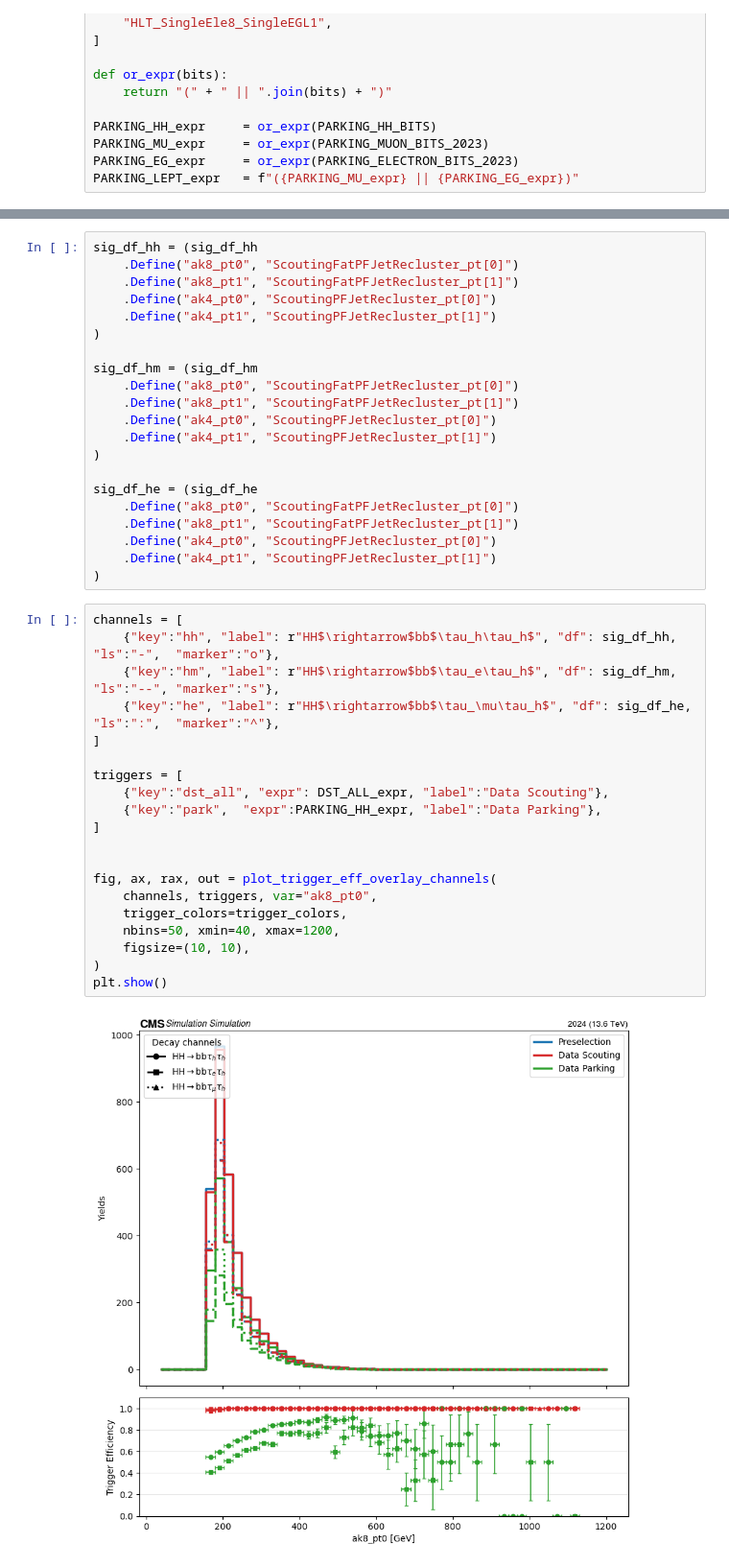
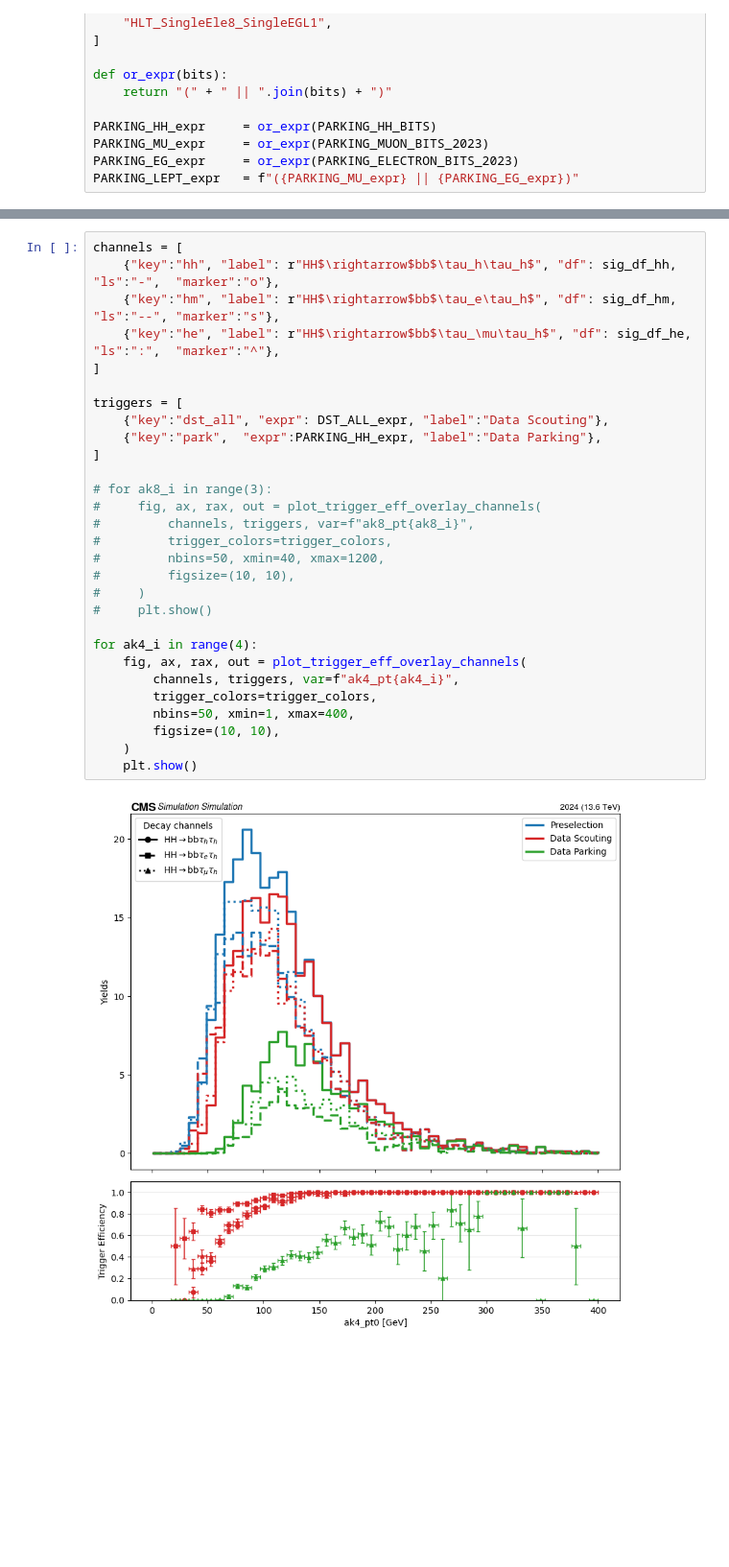
Before and after one commit to mhuwiler/Ana, a Jupyter notebook: Selection.ipynb, the cells around one changed output, grey strips where cells are left out. Shown at 96% size. Drawn from its saved outputs; the diff is of its cells as text; blank space fills up the shorter version.

```diff
--- a/Selection.ipynb
+++ b/Selection.ipynb
@@ -988,46 +1015,34 @@ Warning in <TEfficiency::GetEfficiencyErrorLow>: frequentist confidence interval
 Info in <TEfficiency::GetEfficiencyErrorLow>: setting statistic option to kFNormal
 Warning in <TEfficiency::GetEfficiencyErrorLow>: frequentist confidence intervals for weights are only supported by the normal approximation
 Info in <TEfficiency::GetEfficiencyErrorLow>: setting statistic option to kFNormal
-# %%
-sig_df_hh = (sig_df_hh
-    .Define("ak8_pt0", "ScoutingFatPFJetRecluster_pt[0]")
-    .Define("ak8_pt1", "ScoutingFatPFJetRecluster_pt[1]")
-    .Define("ak4_pt0", "ScoutingPFJetRecluster_pt[0]")
-    .Define("ak4_pt1", "ScoutingPFJetRecluster_pt[1]")
-)
-
-sig_df_hm = (sig_df_hm
-    .Define("ak8_pt0", "ScoutingFatPFJetRecluster_pt[0]")
-    .Define("ak8_pt1", "ScoutingFatPFJetRecluster_pt[1]")
-    .Define("ak4_pt0", "ScoutingPFJetRecluster_pt[0]")
-    .Define("ak4_pt1", "ScoutingPFJetRecluster_pt[1]")
-)
-
-sig_df_he = (sig_df_he
-    .Define("ak8_pt0", "ScoutingFatPFJetRecluster_pt[0]")
-    .Define("ak8_pt1", "ScoutingFatPFJetRecluster_pt[1]")
-    .Define("ak4_pt0", "ScoutingPFJetRecluster_pt[0]")
-    .Define("ak4_pt1", "ScoutingPFJetRecluster_pt[1]")
-)
 # %%
 channels = [
     {"key":"hh", "label": r"HH$\rightarrow$bb$\tau_h\tau_h$", "df": sig_df_hh, "ls":"-",  "marker":"o"},
     {"key":"hm", "label": r"HH$\rightarrow$bb$\tau_e\tau_h$", "df": sig_df_hm, "ls":"--", "marker":"s"},
     {"key":"he", "label": r"HH$\rightarrow$bb$\tau_\mu\tau_h$", "df": sig_df_he, "ls":":",  "marker":"^"},
 ]
 
 triggers = [
     {"key":"dst_all", "expr": DST_ALL_expr, "label":"Data Scouting"},
     {"key":"park",  "expr":PARKING_HH_expr, "label":"Data Parking"},
 ]
 
+# for ak8_i in range(3):
+#     fig, ax, rax, out = plot_trigger_eff_overlay_channels(
+#         channels, triggers, var=f"ak8_pt{ak8_i}",
+#         trigger_colors=trigger_colors,
+#         nbins=50, xmin=40, xmax=1200,
+#         figsize=(10, 10),
+#     )
+#     plt.show()
 
-fig, ax, rax, out = plot_trigger_eff_overlay_channels(
-    channels, triggers, var="ak8_pt0",
-    trigger_colors=trigger_colors,
-    nbins=50, xmin=40, xmax=1200,
-    figsize=(10, 10),
-)
-plt.show()
+for ak4_i in range(4):
+    fig, ax, rax, out = plot_trigger_eff_overlay_channels(
+        channels, triggers, var=f"ak4_pt{ak4_i}",
+        trigger_colors=trigger_colors,
+        nbins=50, xmin=1, xmax=400,
+        figsize=(10, 10),
+    )
+    plt.show()
 # %% [output]
-[figure, old version]
+[figure, new version]
```
Also changed, not shown: parts of 13 cells of this notebook.
